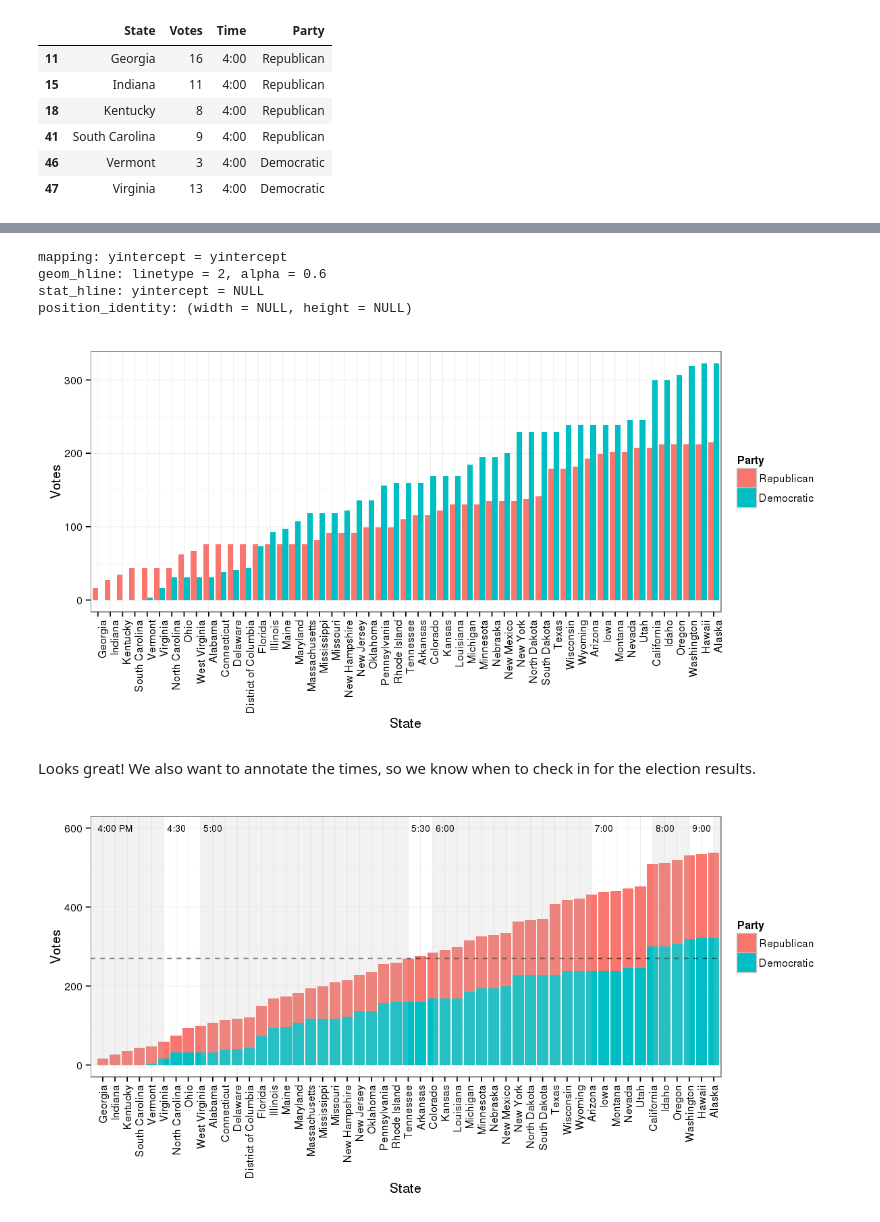
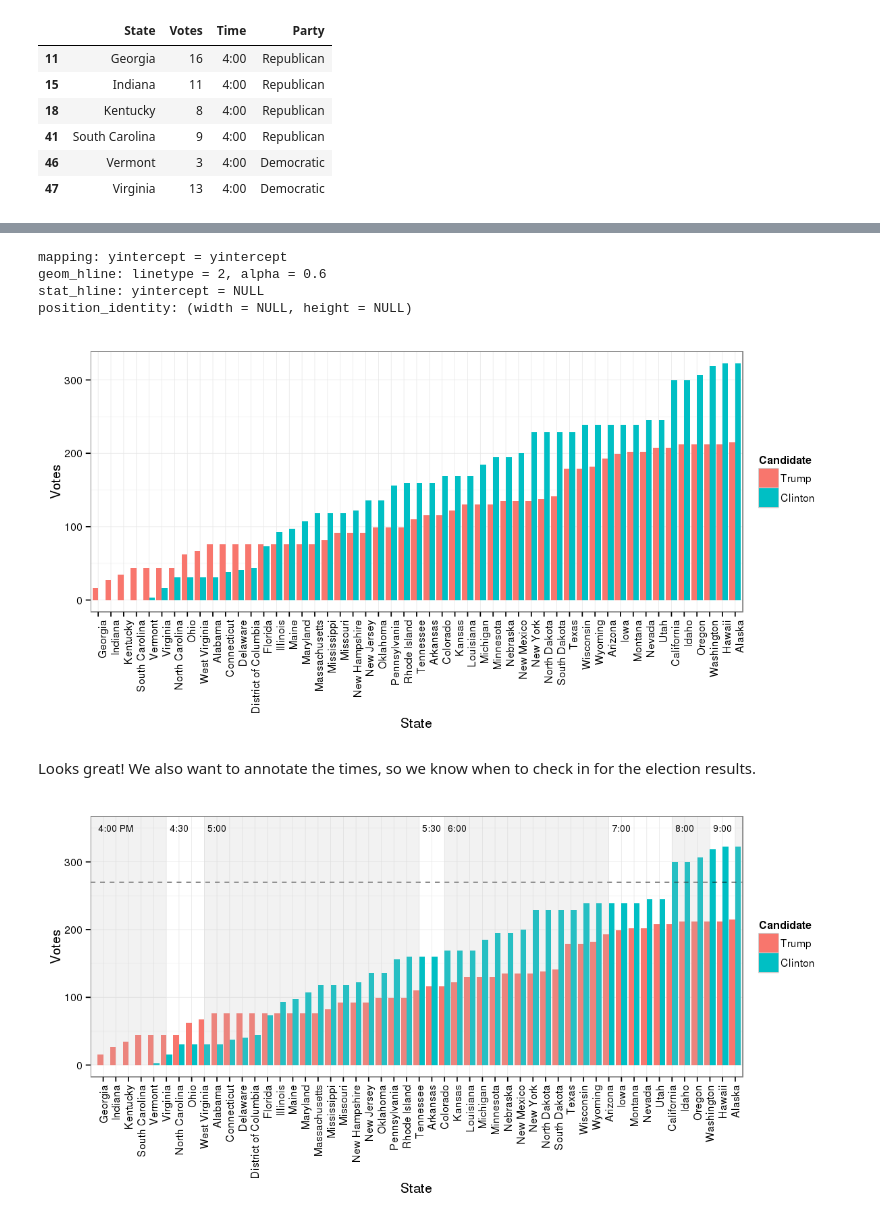
Before and after one commit to bylin/election-day-2016, a Jupyter notebook: election-day-2016.ipynb, the cells around one changed output, grey strips where cells are left out. Cells and saved outputs as stored; diff of their text form; code cells hidden in the pictures.

Commit message:
candidate names

```diff
--- a/election-day-2016.ipynb
+++ b/election-day-2016.ipynb
@@ -39,4 +29,4 @@ df = df %>% mutate(Democratic=cumsum(replace(Votes, Party == 'Republican', 0)))
 df$State = factor(df$State, levels=df$State)
 df = melt(df, id.vars=c("State", "Time"), measure.vars=c("Democratic", "Republican"))
 colnames(df) = c("State", "Time", "Party", "Votes")
-df$Party = factor(df$Party, levels=c("Republican", "Democratic"))
+df$Candidate = factor(ifelse(df$Party == "Republican", "Trump", "Clinton"), levels=c("Trump", "Clinton"))
@@ -43,5 +53,5 @@ df$Party = factor(df$Party, levels=c("Republican", "Democratic"))
 # %%
-ggplot(df) + geom_bar(aes(x=State, y=Votes, fill=Party), position='dodge', stat='identity') +
+ggplot(df) + geom_bar(aes(x=State, y=Votes, fill=Candidate), position='dodge', stat='identity') +
   theme(axis.text.x = element_text(angle=90, hjust=1))
   geom_hline(y=270, linetype=2, alpha=0.6)
 # %% [output]
@@ -49,26 +59,26 @@ mapping: yintercept = yintercept
 geom_hline: linetype = 2, alpha = 0.6
 stat_hline: yintercept = NULL
 position_identity: (width = NULL, height = NULL)
-[figure, old version]
+[figure, new version]
 # %% [markdown]
 Looks great! We also want to annotate the times, so we know when to check in for the election results.
 # %%
-ggplot(df) + geom_bar(aes(x=State, y=Votes, fill=Party), stat='identity') +
+ggplot(df) + geom_bar(aes(x=State, y=Votes, fill=Candidate), position='dodge', stat='identity') +
   theme(axis.text.x = element_text(angle=90, hjust=1, vjust=0.5)) +
   geom_hline(y=270, linetype=2, alpha=0.6) +
   annotate("rect", xmin=0, xmax="Virginia", ymin=0, ymax=Inf, alpha=0.2, fill="gray") +
   annotate("rect", xmin="West Virginia", xmax="Tennessee", ymin=0, ymax=Inf, alpha=0.2, fill="gray") +
   annotate("rect", xmin="Colorado", xmax="Arizona", ymin=0, ymax=Inf, alpha=0.2, fill="gray") +
   annotate("rect", xmin="California", xmax="Washington", ymin=0, ymax=Inf, alpha=0.2, fill="gray") +
   annotate("rect", xmin="Alaska", xmax=Inf, ymin=0, ymax=Inf, alpha=0.2, fill="gray") +
-  annotate("text", x="Indiana", y=600, label="4:00 PM", size=3) +
-  annotate("text", x="North Carolina", y=600, label="4:30", size=3) +
-  annotate("text", x="Alabama", y=600, label="5:00", size=3) +
-  annotate("text", x="Arkansas", y=600, label="5:30", size=3) +
-  annotate("text", x="Kansas", y=600, label="6:00", size=3) +
-  annotate("text", x="Iowa", y=600, label="7:00", size=3) +
-  annotate("text", x="Idaho", y=600, label="8:00", size=3) +
-  annotate("text", x="Hawaii", y=600, label="9:00", size=3)
+  annotate("text", x="Indiana", y=350, label="4:00 PM", size=3) +
+  annotate("text", x="North Carolina", y=350, label="4:30", size=3) +
+  annotate("text", x="Alabama", y=350, label="5:00", size=3) +
+  annotate("text", x="Arkansas", y=350, label="5:30", size=3) +
+  annotate("text", x="Kansas", y=350, label="6:00", size=3) +
+  annotate("text", x="Iowa", y=350, label="7:00", size=3) +
+  annotate("text", x="Idaho", y=350, label="8:00", size=3) +
+  annotate("text", x="Hawaii", y=350, label="9:00", size=3)
 # %% [output]
-[figure, old version]
+[figure, new version]
 # %% [markdown]
```
Also changed, not shown: parts of 3 cells of this notebook.
